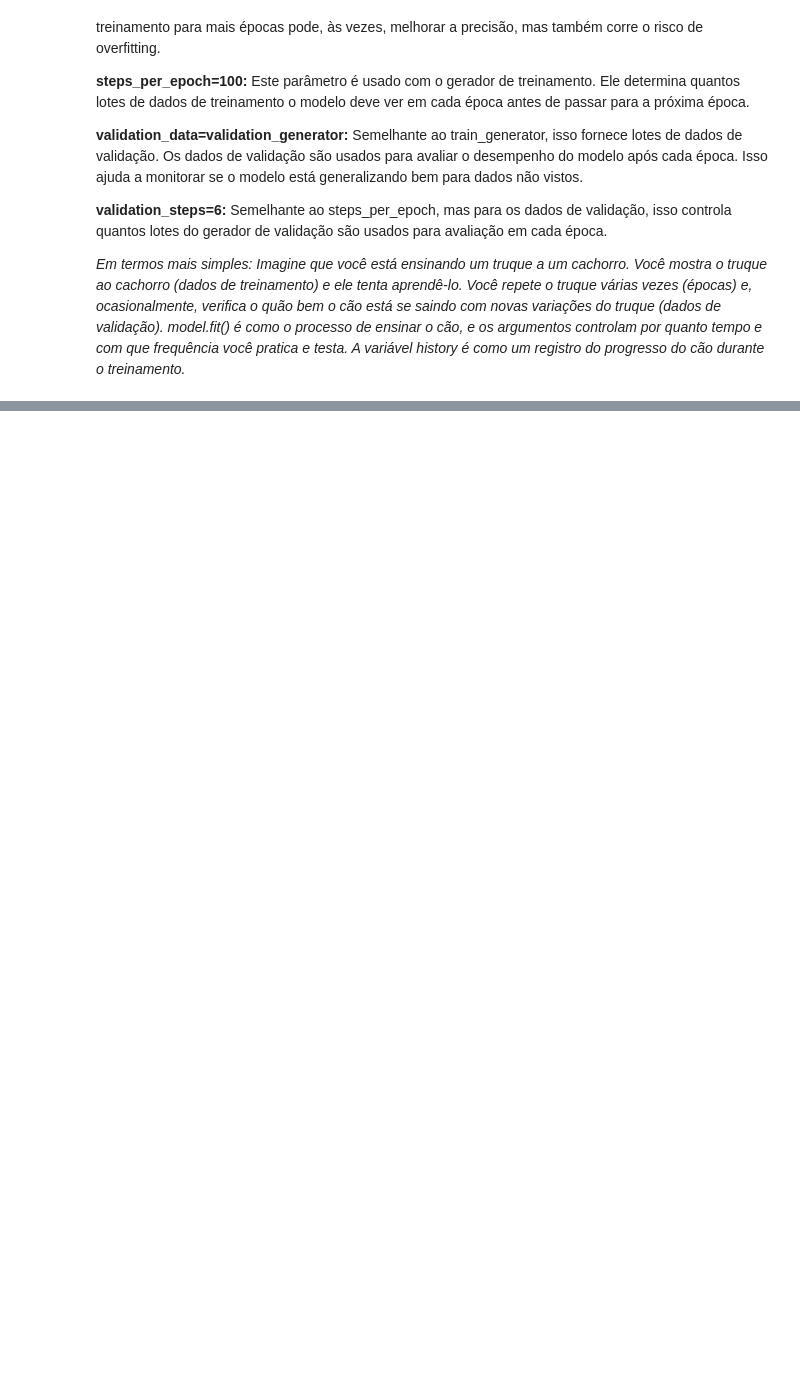
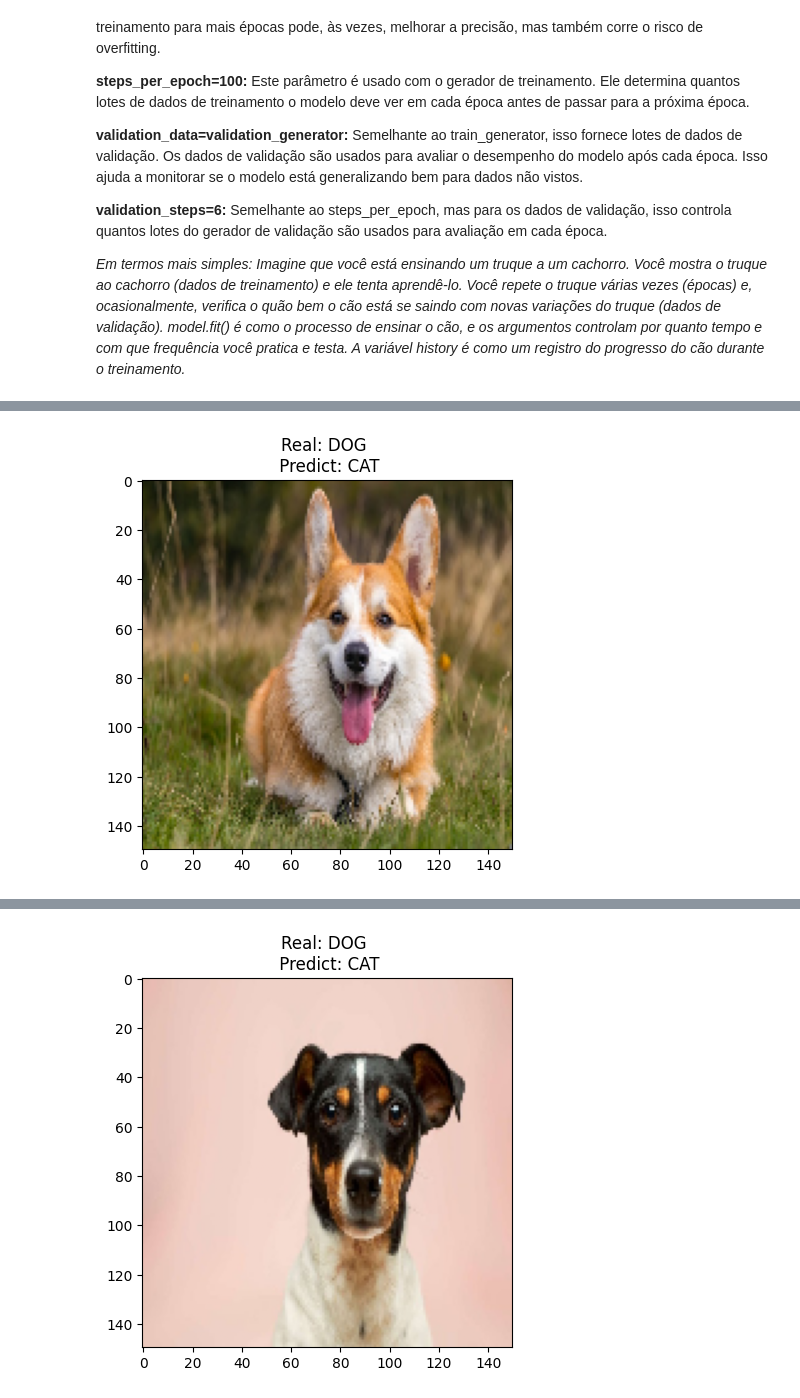
Before and after one commit to mateusribeirocampos/diollm, a Jupyter notebook: Notebooks/Projetos_DIO/Projeto_transfer_Learning_Python.ipynb, the cells around one changed output, grey strips where cells are left out. Drawn from its saved outputs; the diff is of its cells as text; code cells hidden in the pictures; blank space fills up the shorter version.

```diff
--- a/Notebooks/Projetos_DIO/Projeto_transfer_Learning_Python.ipynb
+++ b/Notebooks/Projetos_DIO/Projeto_transfer_Learning_Python.ipynb
@@ -319,0 +384,30 @@ Epoch 15/15
+# %%
+test_images = [
+
+               "https://blog-static.petlove.com.br/wp-content/uploads/2022/08/corgi-dia-do-cao-Petlove.jpg",
+               "https://midias.correiobraziliense.com.br/_midias/jpg/2024/02/06/675x450/1_victor_grabarczyk_n04fifhhv_k_unsplash-34921445.jpg?20240206170332?20240206170332",
+               "https://www.bnews.com.br/media/_versions/outubro_2022/gato-faz-xixi-no-lugar-errado_widelg.jpg",
+               "https://premierpet.com.br/wp-content/webp-express/webp-images/uploads/2024/05/gato-bengal-1024x924.jpg.webp"
+]
+test_labels = [1, 1, 0, 0]
+# %%
+for (i, l) in enumerate(test_labels):
+    try:
+        response = requests.get(test_images[i], stream=True)
+        response.raise_for_status()
+        img = Image.open(BytesIO(response.content)).convert('RGB')
+        img = np.asanyarray(img) / 255.
+        img = tf.image.resize(img, [150, 150])
+        img = tf.reshape(img, [1, 150, 150, 3])
+
+        prediction = model.predict(img)
+        output = np.argmax(prediction)
+
+        label = ['CAT', 'DOG']
+        plt.title("Real: {} \n Predict: {}".format(label[l], label[output]))
+        plt.imshow(img[0, ...])
+        plt.show()
+
+    except (UnidentifiedImageError, requests.exceptions.RequestException) as e:
+        print(f"Error processing image {test_images[i]}: {e}")
+# %% [output]
@@ -319,0 +415 @@ Epoch 15/15
+[figure, added]
@@ -319,0 +417 @@ Epoch 15/15
+[figure, added]
```
Also changed, not shown: parts of 14 cells of this notebook.
